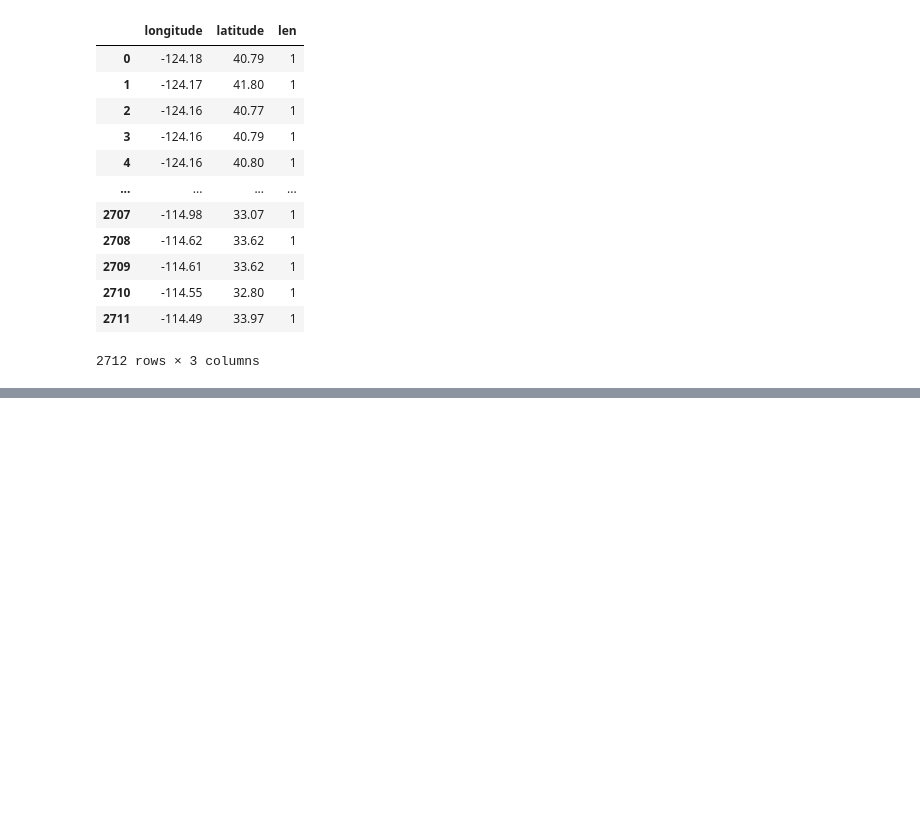
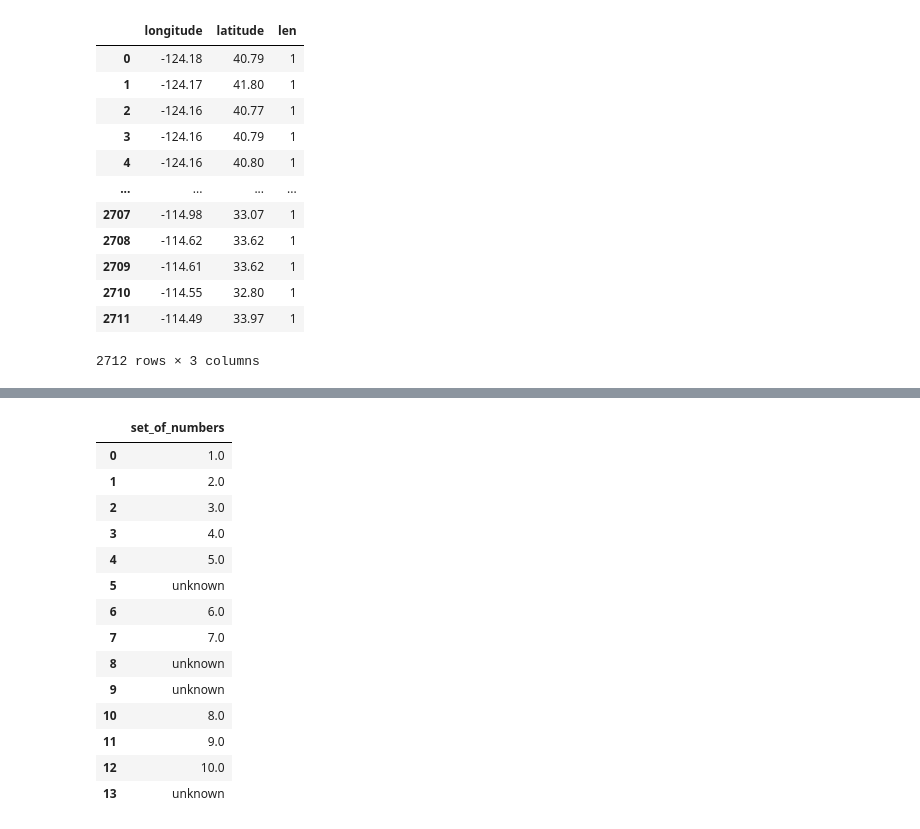
Before and after one commit to helloitsdaksh/Pandas_A-Z_cheatsheet, a Jupyter notebook: Pandas_Cheatsheet.ipynb, the cells around one changed output, grey strips where cells are left out. Saved outputs shown, nothing was run; the diff lists cells and outputs as text; code cells hidden in the pictures; blank space fills up the shorter version.

```diff
--- a/Pandas_Cheatsheet.ipynb
+++ b/Pandas_Cheatsheet.ipynb
@@ -727,0 +768,5 @@ df3.sort_values(by = ['longitude','latitude'])
+# %%
+data = {'set_of_numbers': [1,2,3,4,5,np.nan,6,7,np.nan,np.nan,8,9,10,np.nan]}
+df = pd.DataFrame(data)
+
+print (df)
@@ -727,0 +797,18 @@ df3.sort_values(by = ['longitude','latitude'])
+# %%
+df.fillna('unknown')
+# %% [output]
+|  | set_of_numbers |
+| 0 | 1.0 |
+| 1 | 2.0 |
+| 2 | 3.0 |
+| 3 | 4.0 |
+| 4 | 5.0 |
+| 5 | unknown |
+| 6 | 6.0 |
+| 7 | 7.0 |
+| 8 | unknown |
+| 9 | unknown |
+| 10 | 8.0 |
+| 11 | 9.0 |
+| 12 | 10.0 |
+| 13 | unknown |
```
Also changed, not shown: parts of 11 cells of this notebook.
